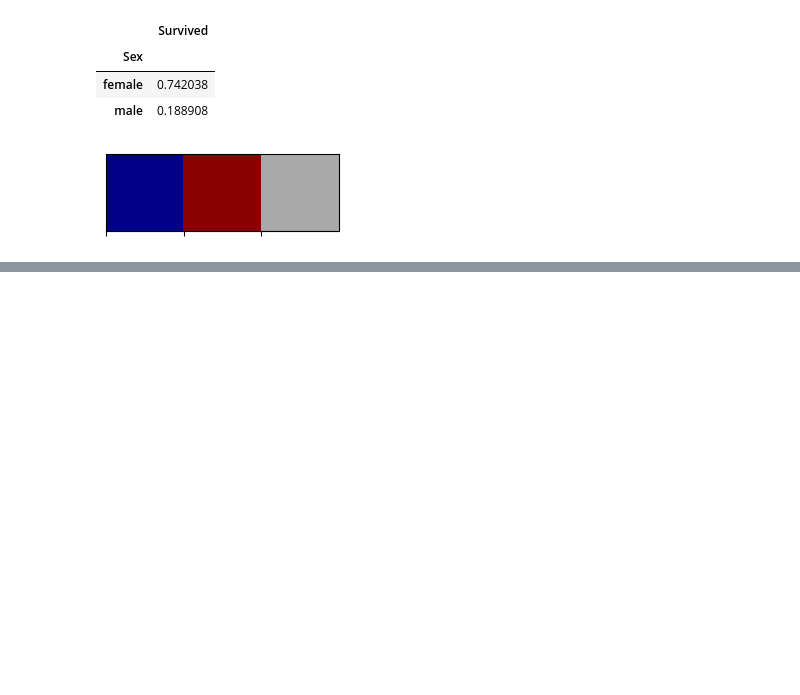
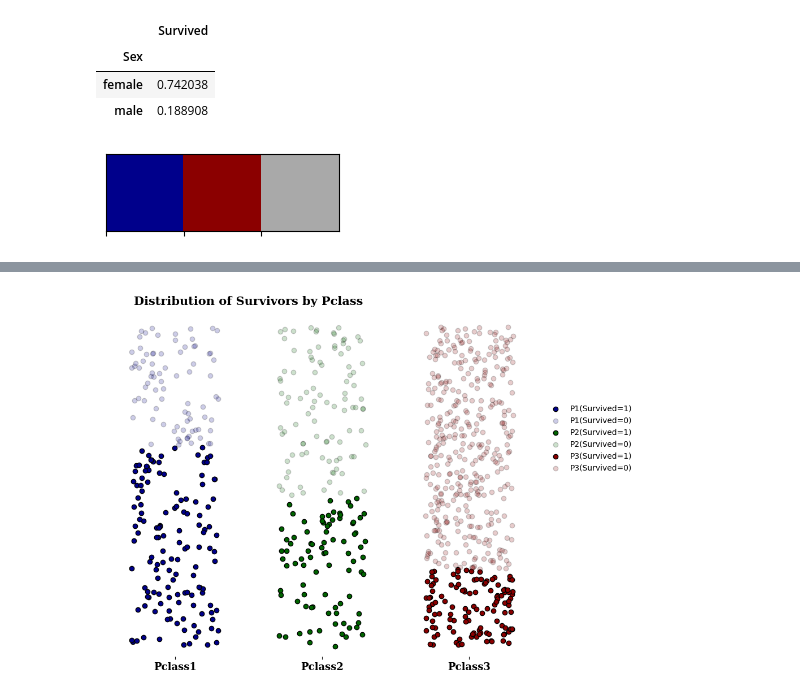
Before and after one commit to VirajBhagiya/Exploratory-data-analysis, a Jupyter notebook: Titanic.ipynb, the cells around one changed output, grey strips where cells are left out. Saved outputs shown, nothing was run; the diff lists cells and outputs as text; code cells hidden in the pictures; blank space fills up the shorter version.

```diff
--- a/Titanic.ipynb
+++ b/Titanic.ipynb
@@ -253,0 +254,42 @@ plt.show()
+# %%
+survival_rate = data.groupby(['Pclass']).mean(numeric_only=True)[['Survived']]
+p1_rate = survival_rate.loc[1]
+p2_rate = survival_rate.loc[2]
+p3_rate = survival_rate.loc[3]
+
+p1_pos = np.random.uniform(0, p1_rate, len(data[(data['Pclass']==1) & (data['Survived']==1)]))
+p1_neg = np.random.uniform(1, p1_rate, len(data[(data['Pclass']==1) & (data['Survived']==0)]))
+p2_pos = np.random.uniform(0, p2_rate, len(data[(data['Pclass']==2) & (data['Survived']==1)]))
+p2_neg = np.random.uniform(1, p2_rate, len(data[(data['Pclass']==2) & (data['Survived']==0)]))
+p3_pos = np.random.uniform(0, p3_rate, len(data[(data['Pclass']==3) & (data['Survived']==1)]))
+p3_neg = np.random.uniform(1, p3_rate, len(data[(data['Pclass']==3) & (data['Survived']==0)]))
+
+fig, ax = plt.subplots(1, 1, figsize=(12,7))
+
+np.random.seed(42)
+
+ax.scatter(np.random.uniform(-0.3, 0.3, len(p1_pos)), p1_pos, color='darkblue', edgecolor='black', label='P1(Survived=1)')
+ax.scatter(np.random.uniform(-0.3, 0.3, len(p1_neg)), p1_neg, color='darkblue', edgecolor='black', alpha=0.2, label='P1(Survived=0)')
+ax.scatter(np.random.uniform(1-0.3, 1+0.3, len(p2_pos)), p2_pos, color='darkgreen', edgecolor='black', label='P2(Survived=1)')
+ax.scatter(np.random.uniform(1-0.3, 1+0.3, len(p2_neg)), p2_neg, color='darkgreen', edgecolor='black', alpha=0.2, label='P2(Survived=0)')
+ax.scatter(np.random.uniform(2-0.3, 2+0.3, len(p3_pos)), p3_pos, color='darkred', edgecolor='black', label='P3(Survived=1)')
+ax.scatter(np.random.uniform(2-0.3, 2+0.3, len(p3_neg)), p3_neg, color='darkred', edgecolor='black', alpha=0.2, label='P3(Survived=0)')
+
+ax.set_xlim(-0.5, 4.0)
+ax.set_ylim(-0.03, 1.1)
+
+ax.set_xticks([0, 1, 2])
+ax.set_xticklabels(['Pclass1', 'Pclass2', 'Pclass3'], fontweight='bold', fontfamily='serif', fontsize=13)
+ax.set_yticks([], minor=False)
+ax.set_ylabel('')
+
+for s in ["top", "right", "left", "bottom"] :
+    ax.spines[s].set_visible(False)
+
+fig.text(0.06, 0.95, 'Distribution of Survivors by Pclass', fontweight='bold', fontfamily='serif', fontsize=15, ha='left')
+
+ax.legend(loc=(0.67, 0.5), edgecolor='None')
+plt.tight_layout()
+plt.show()
+# %% [output]
+[figure, added]
```
Also changed, not shown: parts of 2 cells of this notebook.
